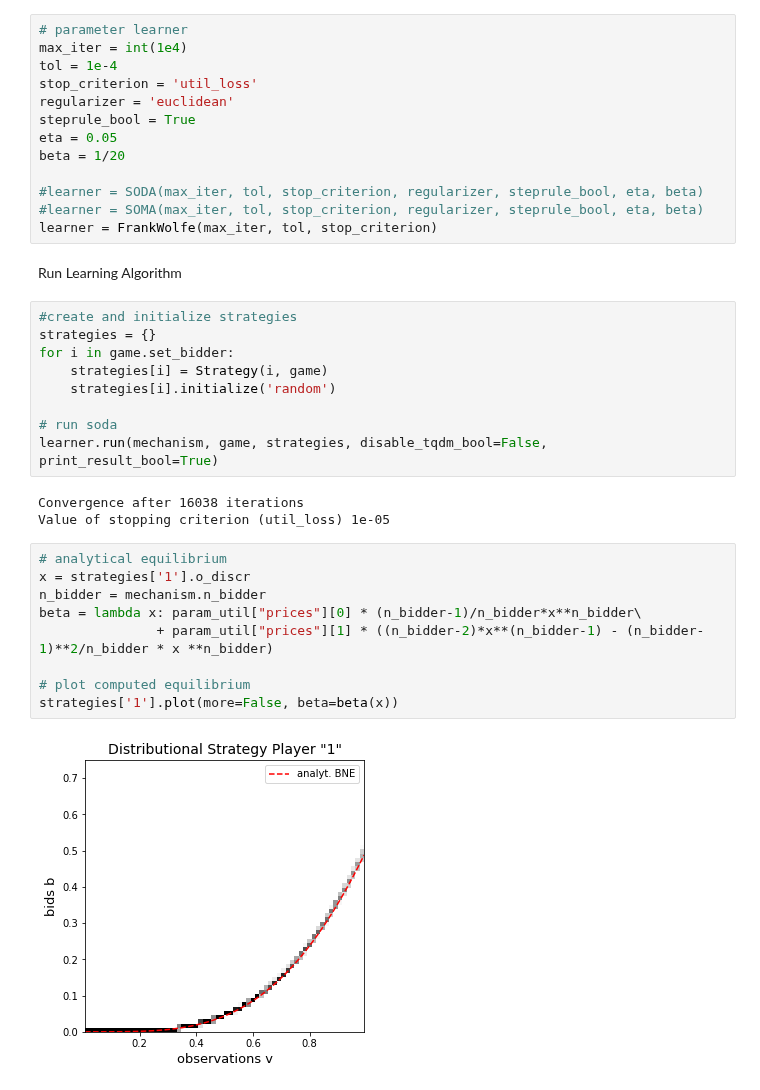
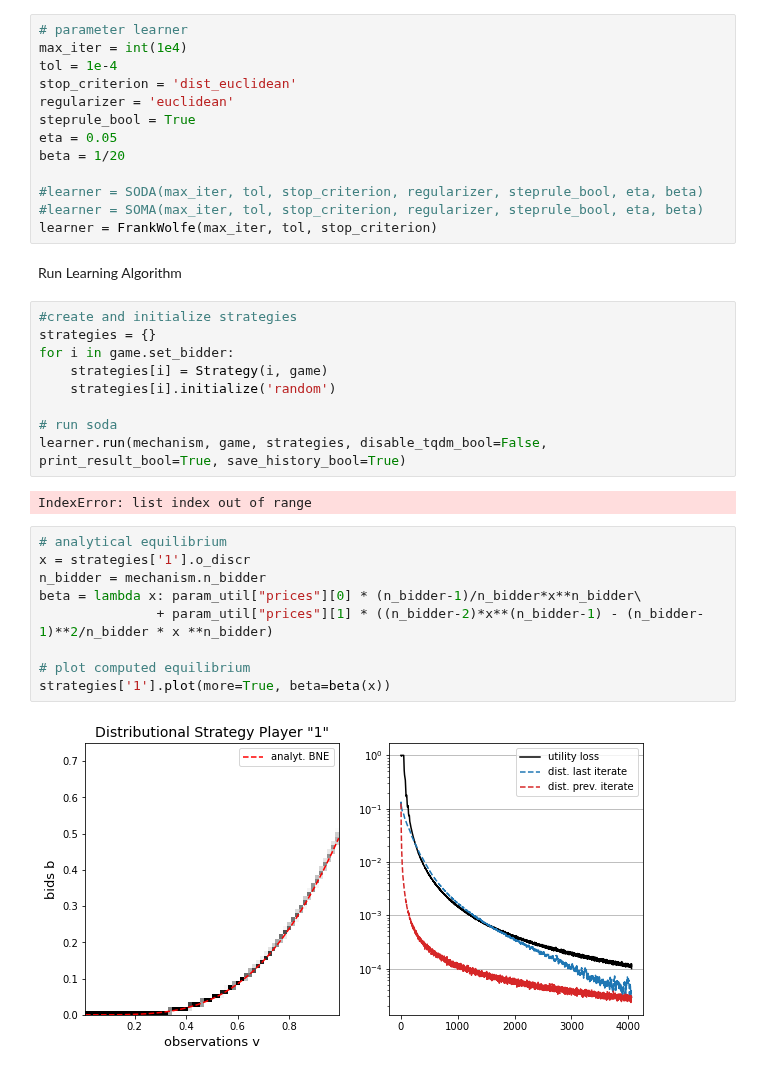
Before and after one commit to MOberlechner/soda, a Jupyter notebook: notebooks/examples/crowdsourcing.ipynb, the cells around one changed output. Drawn from its saved outputs; the diff is of its cells as text.

```diff
--- a/notebooks/examples/crowdsourcing.ipynb
+++ b/notebooks/examples/crowdsourcing.ipynb
@@ -42,7 +44,7 @@ Specify Learning Algorithm
 # parameter learner
 max_iter = int(1e4)
 tol = 1e-4
-stop_criterion = 'util_loss'
+stop_criterion = 'dist_euclidean'
 regularizer = 'euclidean'
 steprule_bool = True
 eta = 0.05
@@ -61,18 +63,17 @@ for i in game.set_bidder:
     strategies[i].initialize('random')
 
 # run soda
-learner.run(mechanism, game, strategies, disable_tqdm_bool=False, print_result_bool=True)
+learner.run(mechanism, game, strategies, disable_tqdm_bool=False, print_result_bool=True, save_history_bool=True)
 # %% [output]
-Convergence after 16038 iterations
-Value of stopping criterion (util_loss) 1e-05
+IndexError: list index out of range
 # %%
 # analytical equilibrium
 x = strategies['1'].o_discr
 n_bidder = mechanism.n_bidder
 beta = lambda x: param_util["prices"][0] * (n_bidder-1)/n_bidder*x**n_bidder\
                + param_util["prices"][1] * ((n_bidder-2)*x**(n_bidder-1) - (n_bidder-1)**2/n_bidder * x **n_bidder)
 
 # plot computed equilibrium
-strategies['1'].plot(more=False, beta=beta(x))
+strategies['1'].plot(more=True, beta=beta(x))
 # %% [output]
-[figure, old version]
+[figure, new version]
```
Also changed, not shown: parts of 1 cell of this notebook, 2 other files.
